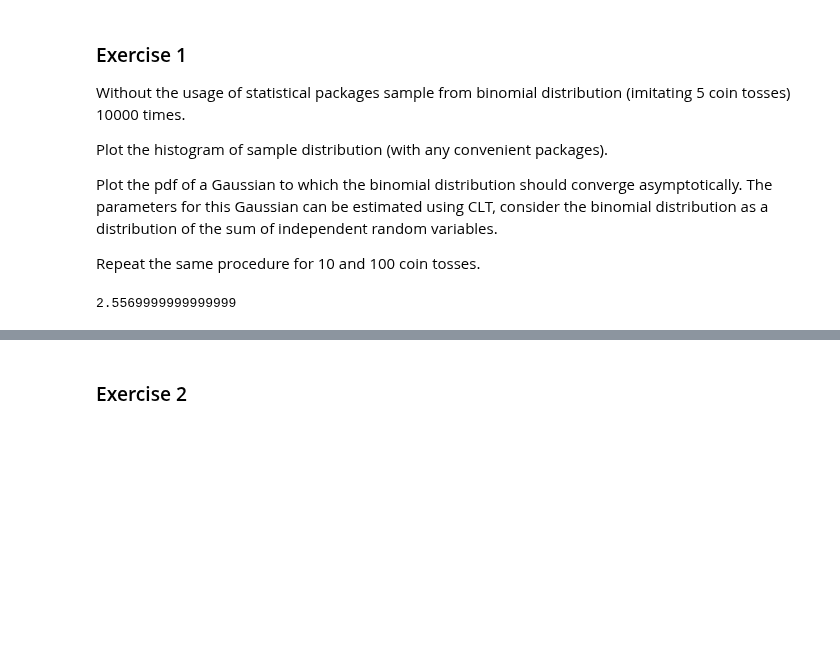
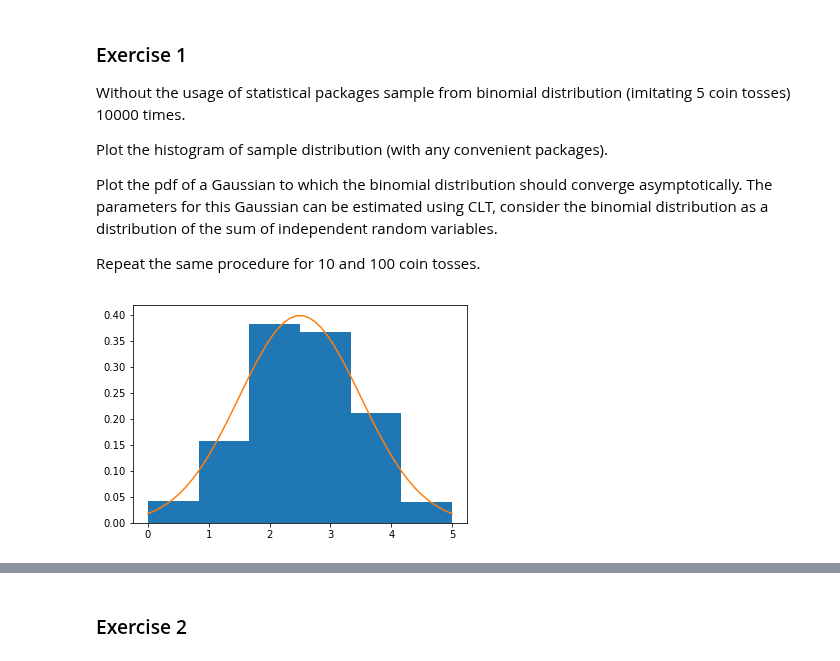
Before and after one commit to frolovconst/advstat-labs, a Jupyter notebook: Lab04/Lab04.ipynb, the cells around one changed output, grey strips where cells are left out. Cells and saved outputs as stored; diff of their text form; code cells hidden in the pictures; blank space fills up the shorter version.

```diff
--- a/Lab04/Lab04.ipynb
+++ b/Lab04/Lab04.ipynb
@@ -56,6 +56,3 @@ Repeat the same procedure for 10 and 100 coin tosses.
 # 1. sample from binomial distribution (n=5) without using statistical packages.
 #np.random.binomial(5,.5)
 Sb = np.add.reduce(np.random.randint(2, size=5000).reshape(1000,5), axis=1)
-Sb.mean()
-# %% [output]
-2.5569999999999999
@@ -65,0 +59,11 @@ Sb.mean()
+# %%
+# 2. plot the histogram of sample and pdf of a Gaussian.
+import matplotlib.pyplot as plt
+fig = plt.figure()
+ax = fig.gca()
+plt.hist(Sb,6, normed=True)
+x = np.linspace(0,5)
+dist_asympt = norm(2.5,1)
+plt.plot(x, dist_asympt.pdf(x));
+# %% [output]
+[figure, added]
```
Also changed, not shown: parts of 4 cells of this notebook, 1 other file.
